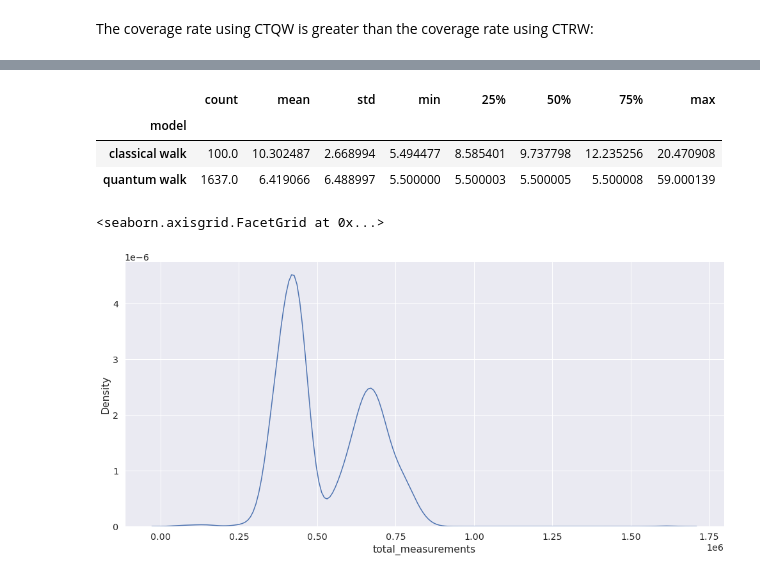
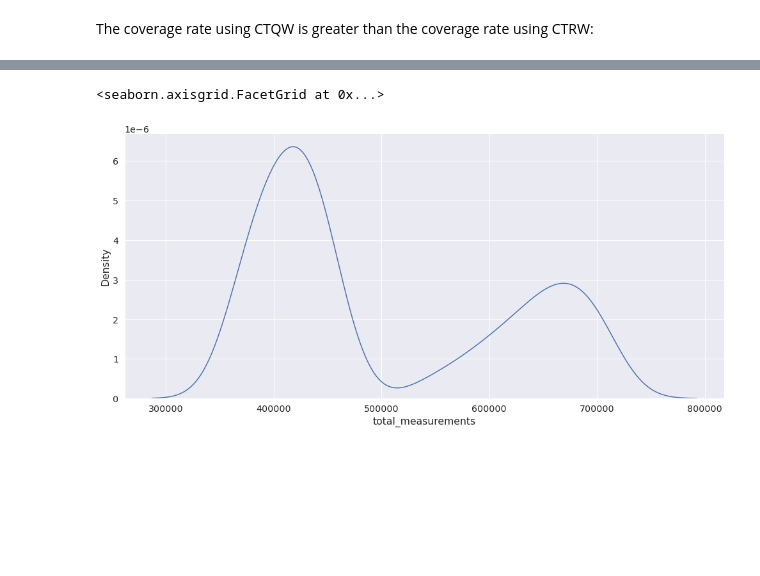
Before and after one commit to miguelruor/quantum_walks_genotype_networks, a Jupyter notebook: Analysis.ipynb, the cells around one changed output, grey strips where cells are left out. Cells and saved outputs as stored; diff of their text form; code cells hidden in the pictures; blank space fills up the shorter version.

Commit message:
cleaner analysis jupyter notebook and add preprocessed data

```diff
--- a/Analysis.ipynb
+++ b/Analysis.ipynb
@@ -1225,2 +70,0 @@ Number of phenotypes that
-# %%
-gspace_name = names[3]
@@ -1255,3 +70,0 @@ Name: total_mutations, dtype: float64
-# %%
-sns.set(rc = {'figure.figsize':(15,8)})
-sns.countplot(x="total_mutations", data=df_cw_filter[gspace_name], palette="Reds")
@@ -1346,3 +71,9 @@ Number of phenotypes that
+# %%
+df_qw = {}
+df_cw = {}
+for i in [1,2,3]:
+  df_qw[names[i]] = pd.read_csv(url+names[i]+"_qw.csv")
+  df_cw[names[i]] = pd.read_csv(url+names[i]+"_cw.csv")
 # %% [markdown]
 # Comparing classical and quantum models
 # %%
@@ -1353,9 +84,9 @@ df_results = {}
 for i in [1, 2, 3]:
   gspace_name = names[i]
 
-  df_qw_filter[gspace_name]['model'] = ['quantum walk' for i in range(df_qw_filter[gspace_name].shape[0])]
-  df_cw_filter[gspace_name]['model'] = ['classical walk' for i in range(df_cw_filter[gspace_name].shape[0])]
-  df_results[gspace_name] = pd.concat([df_qw_filter[gspace_name], df_cw_filter[gspace_name]], ignore_index=True)
+  df_qw[gspace_name]['model'] = ['quantum walk' for i in range(df_qw[gspace_name].shape[0])]
+  df_cw[gspace_name]['model'] = ['classical walk' for i in range(df_cw[gspace_name].shape[0])]
+  df_results[gspace_name] = pd.concat([df_qw[gspace_name], df_cw[gspace_name]], ignore_index=True)
 
   df_results[gspace_name] = df_results[gspace_name].astype({"total_mutations": int})
   df_results[gspace_name] = df_results[gspace_name].astype({"simulation_time": float})
@@ -1900,16 +617,9 @@ df_results[gspace_name].groupby(['model'])['coverage_rate'].describe()['mean']['
-# %%
-df_results[gspace_name].groupby(['model'])['computing_time'].describe()
-# %% [output]
-|  | count | mean | std | min | 25% | 50% | 75% | max |
-| model |  |  |  |  |  |  |  |  |
-| classical walk | 100.0 | 10.302487 | 2.668994 | 5.494477 | 8.585401 | 9.737798 | 12.235256 | 20.470908 |
-| quantum walk | 1637.0 | 6.419066 | 6.488997 | 5.500000 | 5.500003 | 5.500005 | 5.500008 | 59.000139 |
 # %%
-sns.displot(df_qw_filter[gspace_name], x='total_measurements', kind='kde', height=7, aspect=2,
+sns.displot(df_qw[gspace_name], x='total_measurements', kind='kde', height=7, aspect=2,
             facet_kws={"legend_out": False})
 # %% [output]
 <seaborn.axisgrid.FacetGrid at 0x...>
-[figure, old version]
+[figure, new version]
 # %%
 df_results[gspace_name].groupby(['model'])['total_measurements'].describe()
 # %% [output]
```
Also changed, not shown: parts of 183 cells of this notebook, 6 other files.
